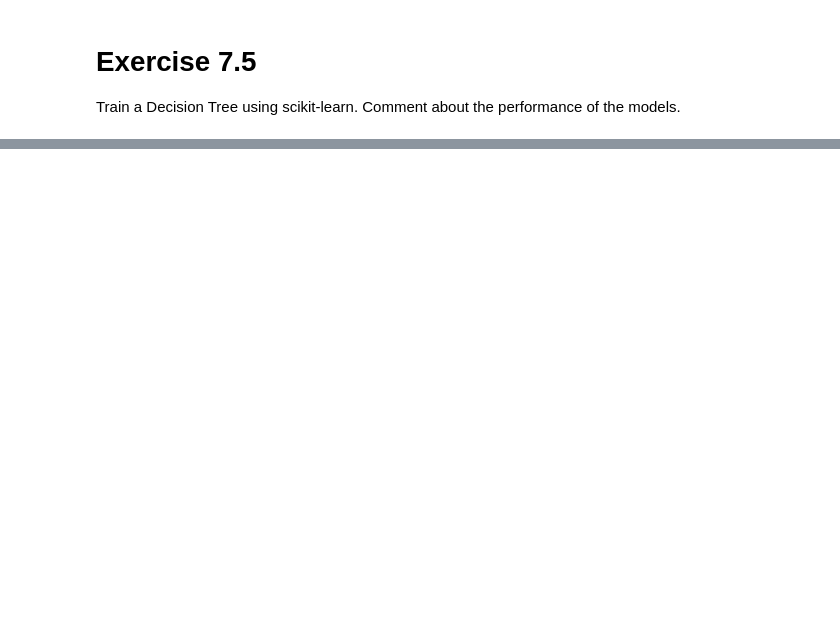
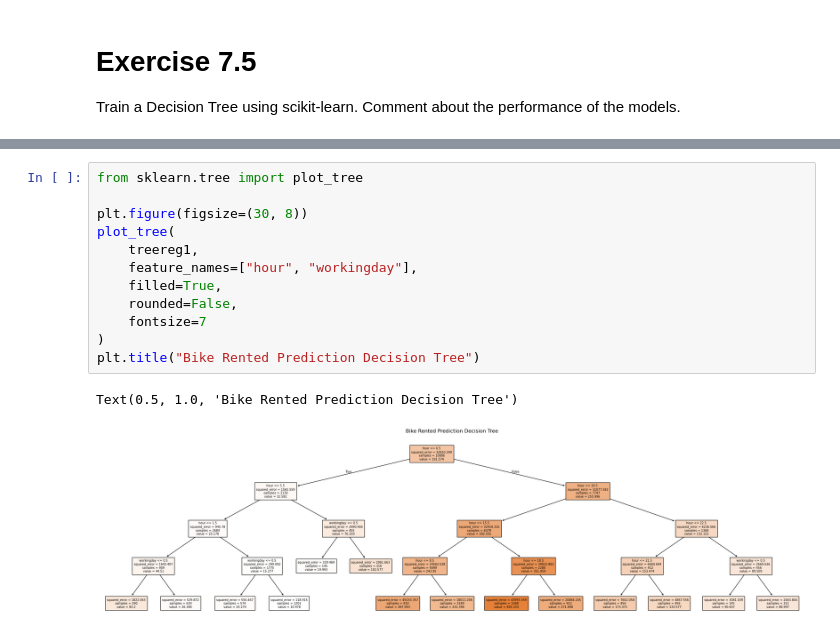
Before and after one commit to DangDecTen/practical-ml-class, a Jupyter notebook: exercises/E7-DecisionTrees.ipynb, the cells around one changed output, grey strips where cells are left out. Cells and saved outputs as stored; diff of their text form; blank space fills up the shorter version.

```diff
--- a/exercises/E7-DecisionTrees.ipynb
+++ b/exercises/E7-DecisionTrees.ipynb
@@ -199,0 +354,15 @@ Train a Decision Tree using scikit-learn. Comment about the performance of the m
+# %%
+from sklearn.tree import plot_tree
+
+plt.figure(figsize=(30, 8))
+plot_tree(
+    treereg1,
+    feature_names=["hour", "workingday"],
+    filled=True,
+    rounded=False,
+    fontsize=7
+)
+plt.title("Bike Rented Prediction Decision Tree")
+# %% [output]
+Text(0.5, 1.0, 'Bike Rented Prediction Decision Tree')
+[figure, added]
```
Also changed, not shown: parts of 25 cells of this notebook.
